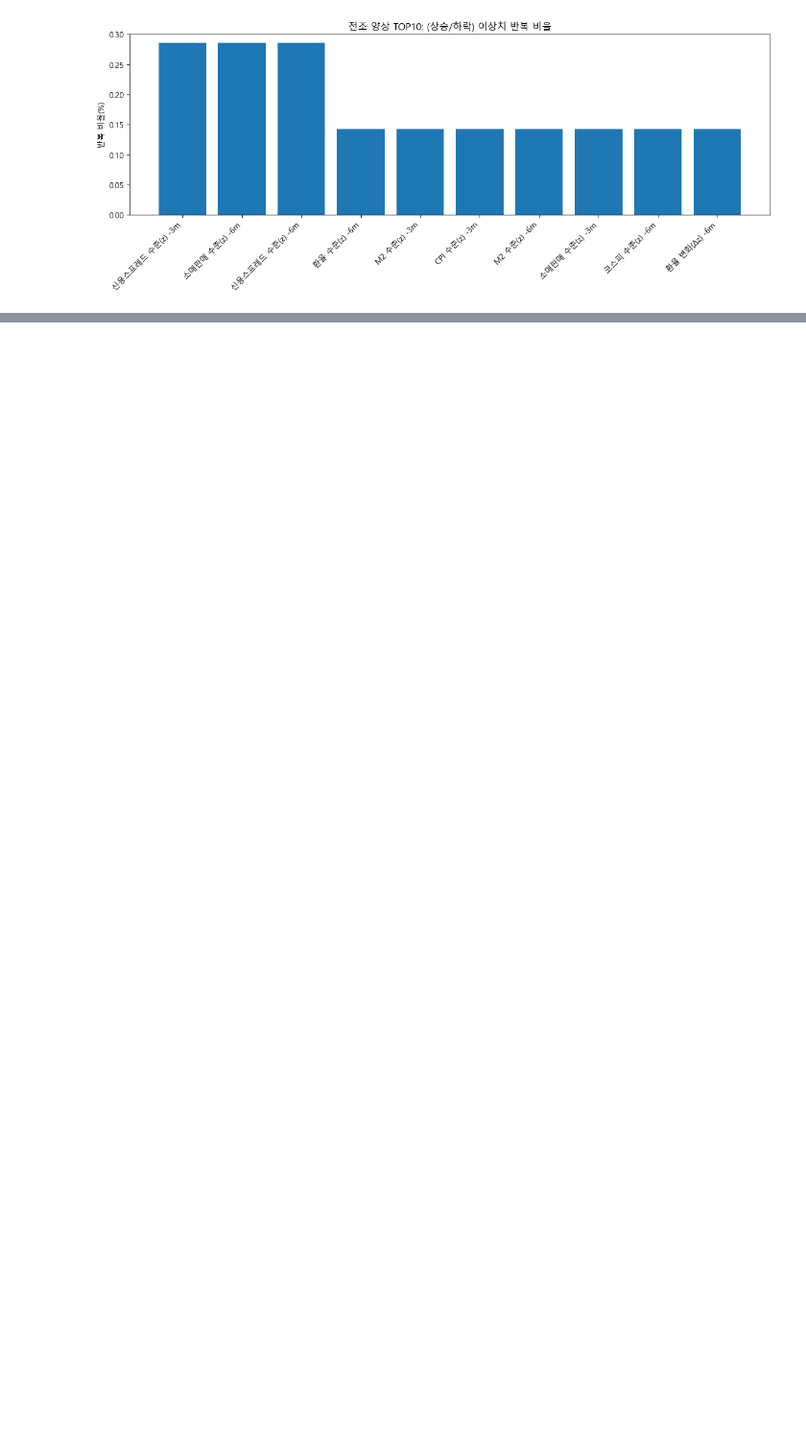
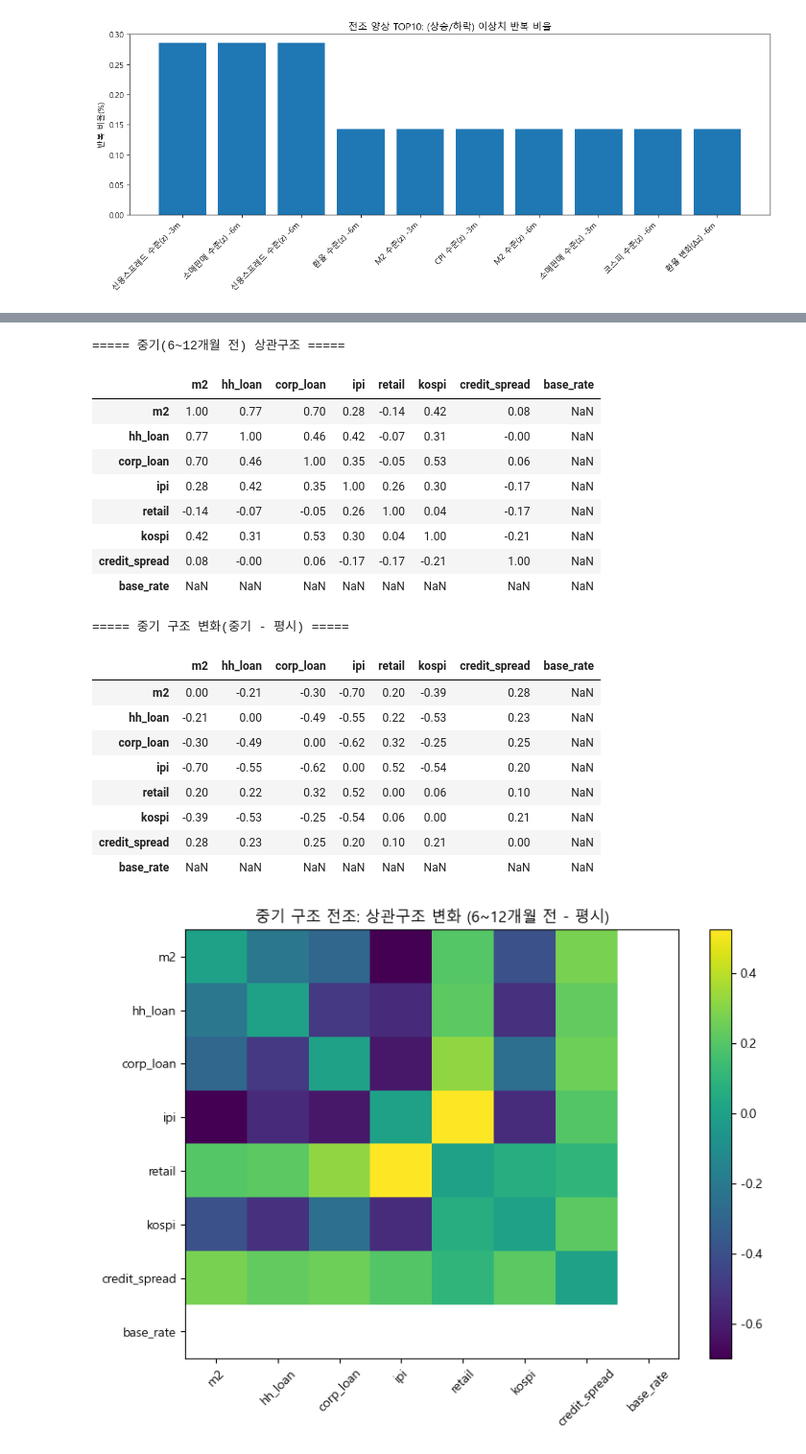
Before and after one commit to yoonsung1/final-project, a Jupyter notebook: 가은/전조증상.ipynb, the cells around one changed output, grey strips where cells are left out. Shown at 96% size. Saved outputs shown, nothing was run; the diff lists cells and outputs as text; code cells hidden in the pictures; blank space fills up the shorter version.

```diff
--- a/가은/전조증상.ipynb
+++ b/가은/전조증상.ipynb
@@ -262,0 +916,61 @@ plt.show()
+# %%
+# ============================================================
+# [중기 구조 전조] 상관구조 변화: t-12 ~ t-6
+# ============================================================
+
+WINDOW_STRUCT_MID = [-12, -11, -10, -9, -8, -7, -6]
+
+corr_list_mid = []
+
+for t in valid_events:
+    dates = [t + pd.DateOffset(months=m) for m in WINDOW_STRUCT_MID]
+    if all(d in df_struct.index for d in dates):
+        sub = df_struct.loc[dates]
+        corr_list_mid.append(sub.corr().values)
+
+corr_event_mid = np.mean(corr_list_mid, axis=0)
+corr_event_mid = pd.DataFrame(
+    corr_event_mid,
+    index=STRUCT_VARS,
+    columns=STRUCT_VARS
+)
+
+corr_diff_mid = corr_event_mid - corr_normal
+
+print("===== 중기(6~12개월 전) 상관구조 =====")
+display(corr_event_mid.round(2))
+
+print("===== 중기 구조 변화(중기 - 평시) =====")
+display(corr_diff_mid.round(2))
+
+# 시각화
+plt.figure(figsize=(8,6))
+plt.imshow(corr_diff_mid, aspect="auto")
+plt.xticks(range(len(STRUCT_VARS)), STRUCT_VARS, rotation=45)
+plt.yticks(range(len(STRUCT_VARS)), STRUCT_VARS)
+plt.colorbar()
+plt.title("중기 구조 전조: 상관구조 변화 (6~12개월 전 - 평시)")
+plt.tight_layout()
+plt.show()
+# %% [output]
+===== 중기(6~12개월 전) 상관구조 =====
+|  | m2 | hh_loan | corp_loan | ipi | retail | kospi | credit_spread | base_rate |
+| m2 | 1.00 | 0.77 | 0.70 | 0.28 | -0.14 | 0.42 | 0.08 | NaN |
+| hh_loan | 0.77 | 1.00 | 0.46 | 0.42 | -0.07 | 0.31 | -0.00 | NaN |
+| corp_loan | 0.70 | 0.46 | 1.00 | 0.35 | -0.05 | 0.53 | 0.06 | NaN |
+| ipi | 0.28 | 0.42 | 0.35 | 1.00 | 0.26 | 0.30 | -0.17 | NaN |
+| retail | -0.14 | -0.07 | -0.05 | 0.26 | 1.00 | 0.04 | -0.17 | NaN |
+| kospi | 0.42 | 0.31 | 0.53 | 0.30 | 0.04 | 1.00 | -0.21 | NaN |
+| credit_spread | 0.08 | -0.00 | 0.06 | -0.17 | -0.17 | -0.21 | 1.00 | NaN |
+| base_rate | NaN | NaN | NaN | NaN | NaN | NaN | NaN | NaN |
+===== 중기 구조 변화(중기 - 평시) =====
+|  | m2 | hh_loan | corp_loan | ipi | retail | kospi | credit_spread | base_rate |
+| m2 | 0.00 | -0.21 | -0.30 | -0.70 | 0.20 | -0.39 | 0.28 | NaN |
+| hh_loan | -0.21 | 0.00 | -0.49 | -0.55 | 0.22 | -0.53 | 0.23 | NaN |
+| corp_loan | -0.30 | -0.49 | 0.00 | -0.62 | 0.32 | -0.25 | 0.25 | NaN |
+| ipi | -0.70 | -0.55 | -0.62 | 0.00 | 0.52 | -0.54 | 0.20 | NaN |
+| retail | 0.20 | 0.22 | 0.32 | 0.52 | 0.00 | 0.06 | 0.10 | NaN |
+| kospi | -0.39 | -0.53 | -0.25 | -0.54 | 0.06 | 0.00 | 0.21 | NaN |
+| credit_spread | 0.28 | 0.23 | 0.25 | 0.20 | 0.10 | 0.21 | 0.00 | NaN |
+| base_rate | NaN | NaN | NaN | NaN | NaN | NaN | NaN | NaN |
+[figure, added]
```
Also changed, not shown: parts of 12 cells of this notebook.
